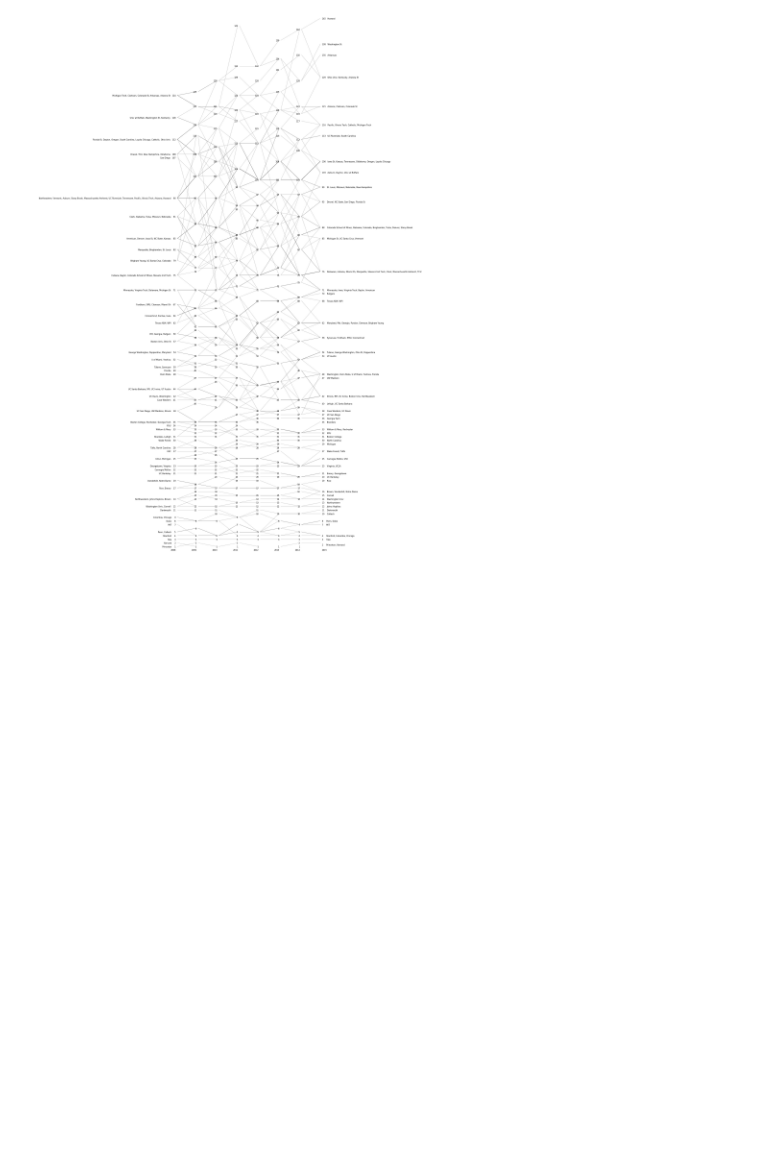
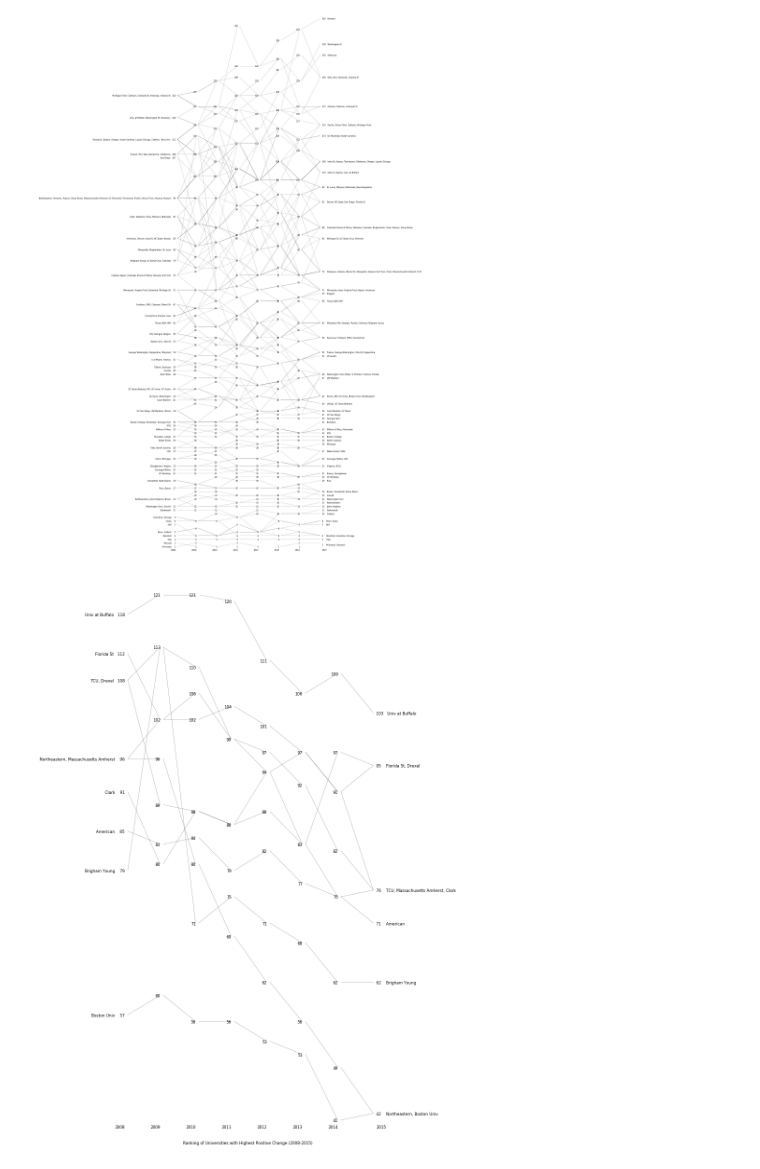
Before and after one commit to vic-158/Data_Viz_Project, a Jupyter notebook: leslie/college_ranks.ipynb, the cells around one changed output. Drawn from its saved outputs; the diff is of its cells as text; code cells hidden in the pictures; blank space fills up the shorter version.

Commit message:
added new bump charts

```diff
--- a/leslie/college_ranks.ipynb
+++ b/leslie/college_ranks.ipynb
@@ -31,4 +31,6 @@ change = rank_data['CHG 08 VS 15']
 # %%
 rank_change=rank_data.sort_values(by='CHG 08 VS 15', ascending=False)
 top_10_change =rank_change.head(10)
+top_10_change = top_10_change.drop(['AVG RANK', 'CHG 08 VS 15'], axis=1)
+top_10 = top_10_change.set_index('SCHOOL')
 # %%
@@ -182,2 +104,6 @@ f = slope(df,height=80,width=55,font_size=20, savename='rank.png')
 # %% [output]
 [figure]
+# %%
+f = slope(top_10,height=40,width=30,font_size=20, savename='top_ranks.png', title = 'Ranking of Universities with Highest Positive Change (2008-2015)')
+# %% [output]
+[figure, added]
```
Also changed, not shown: parts of 8 cells of this notebook, 3 other files.
